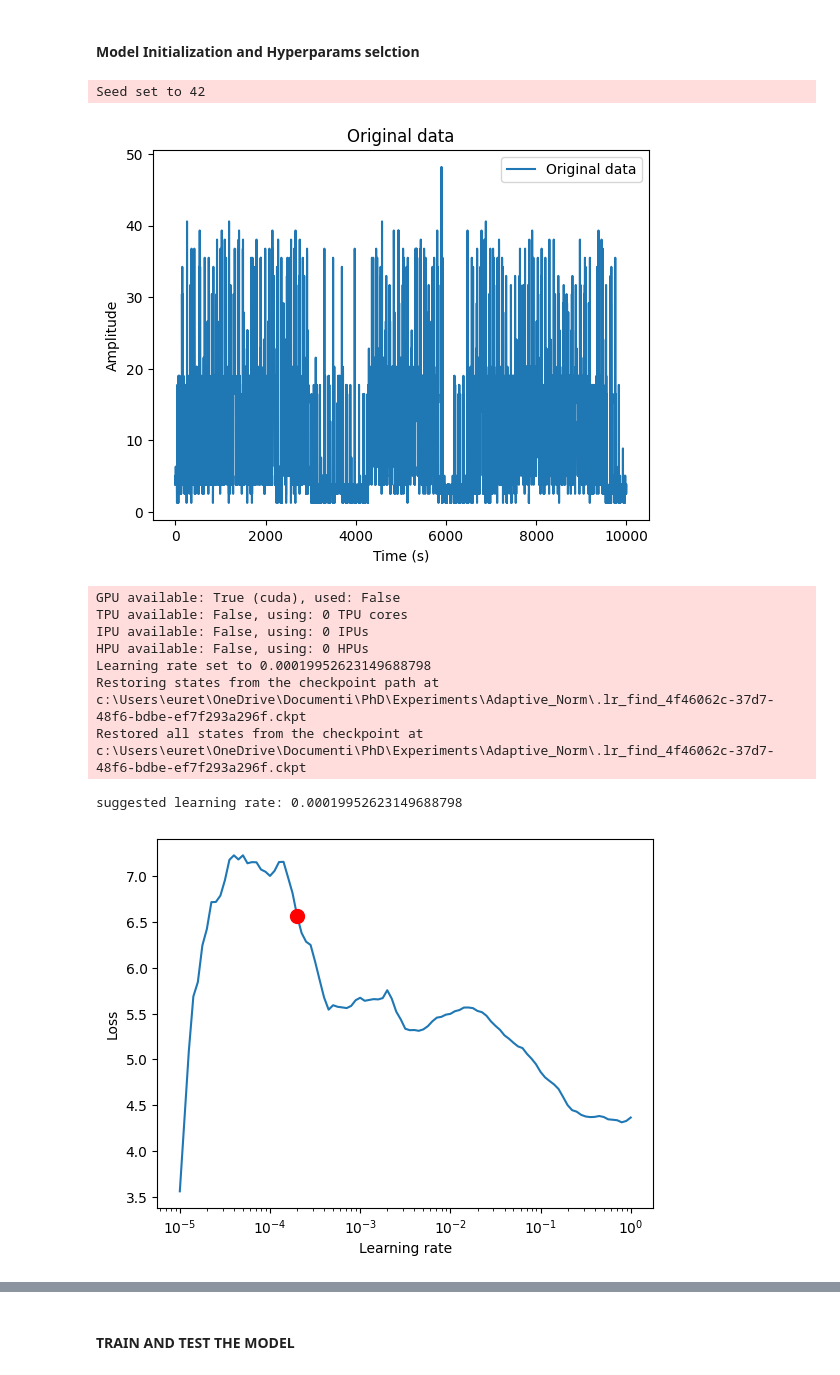
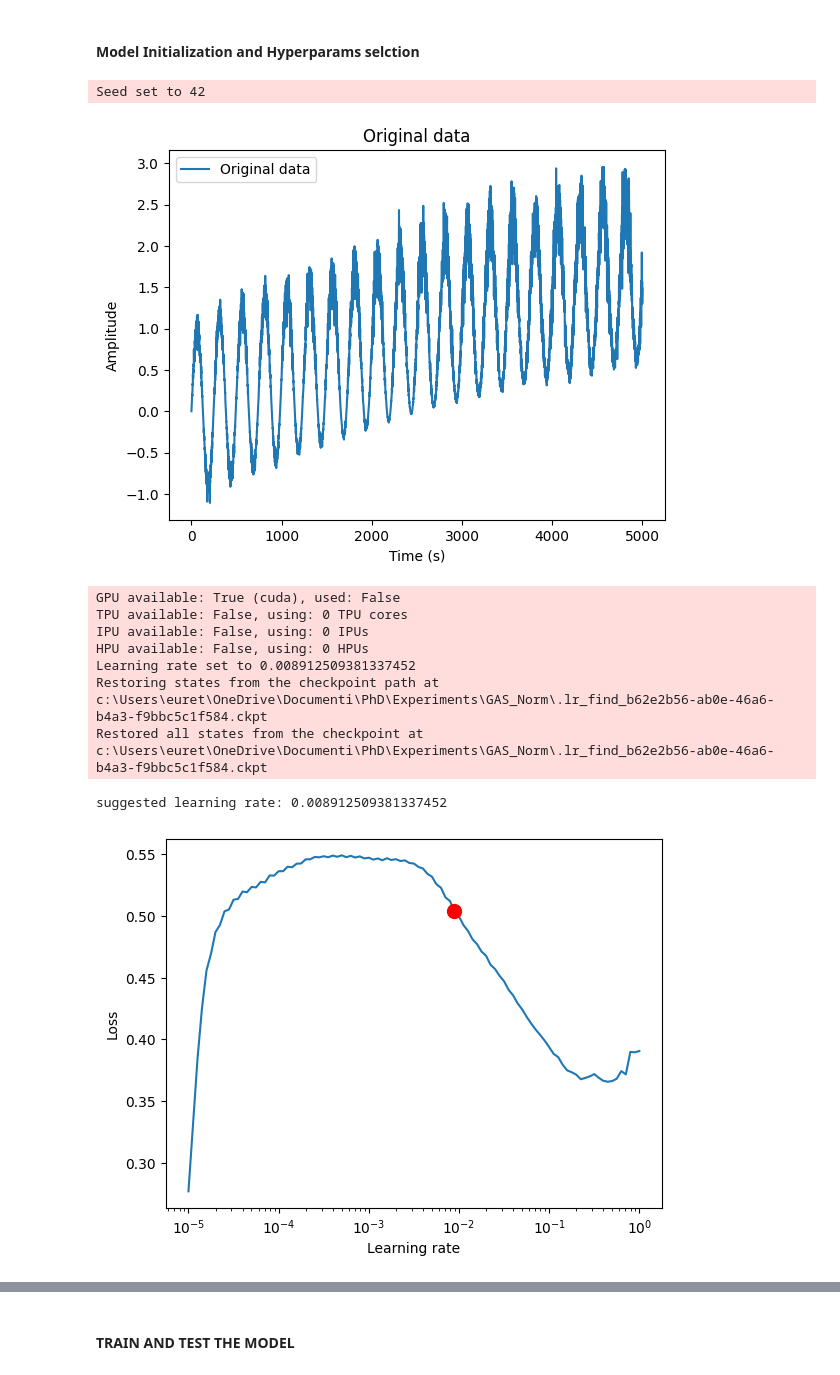
Before and after one commit to edo-urettini/GAS_Norm, a Jupyter notebook: Complete_Experiment.ipynb, the cells around one changed output, grey strips where cells are left out. Drawn from its saved outputs; the diff is of its cells as text; code cells hidden in the pictures.

```diff
--- a/Complete_Experiment.ipynb
+++ b/Complete_Experiment.ipynb
@@ -76,15 +77,15 @@ ecl_data.drop(['MT_001'], axis = 1, inplace = True)
 #### DATA SELECTION AND DATALOADER BUILDING
 # %%
 # Import custom normalization modules
-import GAS_norm
-from GAS_norm import SD_Normalization_Student
+import normalizers.GAS_norm
+from normalizers.GAS_norm import SD_Normalization_Student
 from importlib import reload
-reload(GAS_norm)
+reload(normalizers.GAS_norm)
 import numpy as np
 
-import RecurrentNetwork_mod
-reload(RecurrentNetwork_mod)
-from RecurrentNetwork_mod import RecurrentNetwork_mod
+import models.RecurrentNetwork_mod
+reload(models.RecurrentNetwork_mod)
+from models.RecurrentNetwork_mod import RecurrentNetwork_mod
 
 def prepare_dataset(data, use_gas_normalization, gas_norm_strength=None, degrees_freedom=None):
     # Define cutoffs for training, validation, and test sets (10% validation, 20% test)
@@ -167,7 +168,7 @@ degrees_freedom = 20
 norm_strength = [mean_norm_strength, var_norm_strength]
 
 # Generate data
-data_name = 'ECL'
+data_name = 'AR'
 if data_name == 'AR':
     data = ar_data.copy()
 elif data_name == 'VIX':
@@ -189,9 +190,9 @@ if use_batch_norm or use_revin:
 from lightning.pytorch.tuner import Tuner
 
 from importlib import reload
-import GAS_LSTM
-reload(GAS_LSTM)
-from GAS_LSTM import GAS_LSTM, GAS_MAE
+import models.GAS_LSTM
+reload(models.GAS_LSTM)
+from models.GAS_LSTM import GAS_LSTM, GAS_MAE
 
 pl.seed_everything(42)
 
@@ -289,40 +290,40 @@ else:
         hidden_size=30,
         rnn_layers=2,
         loss=MAE(),
         optimizer="Adam",
         use_batch_norm=use_batch_norm,
         use_revin=use_revin
         )
 
         # Find optimal learning rate
     res = Tuner(trainer).lr_find(
             net,
             train_dataloaders=train_dataloader,
             val_dataloaders=val_dataloader,
             min_lr=1e-5,
             max_lr=1e0,
         )
     print(f"suggested learning rate: {res.suggestion()}")
     fig = res.plot(show=True, suggest=True)
     fig.show()
 
     # Update the learning rate
     best_learning_rate = res.suggestion()
 
 
 
 #Print results
 print('Best learning rate: ', best_learning_rate)
 print('Best norm_strength: ', best_norm_strength)
 # %% [output]
 Seed set to 42
-[figure, old version]
+[figure, new version]
 GPU available: True (cuda), used: False
 TPU available: False, using: 0 TPU cores
 IPU available: False, using: 0 IPUs
 HPU available: False, using: 0 HPUs
-Learning rate set to 0.00019952623149688798
-Restoring states from the checkpoint path at c:\Users\euret\OneDrive\Documenti\PhD\Experiments\Adaptive_Norm\.lr_find_4f46062c-37d7-48f6-bdbe-ef7f293a296f.ckpt
-Restored all states from the checkpoint at c:\Users\euret\OneDrive\Documenti\PhD\Experiments\Adaptive_Norm\.lr_find_4f46062c-37d7-48f6-bdbe-ef7f293a296f.ckpt
+Learning rate set to 0.008912509381337452
+Restoring states from the checkpoint path at c:\Users\euret\OneDrive\Documenti\PhD\Experiments\GAS_Norm\.lr_find_b62e2b56-ab0e-46a6-b4a3-f9bbc5c1f584.ckpt
+Restored all states from the checkpoint at c:\Users\euret\OneDrive\Documenti\PhD\Experiments\GAS_Norm\.lr_find_b62e2b56-ab0e-46a6-b4a3-f9bbc5c1f584.ckpt
-suggested learning rate: 0.00019952623149688798
+suggested learning rate: 0.008912509381337452
-[figure, old version]
+[figure, new version]
```
Also changed, not shown: parts of 3 cells of this notebook, 8 other files.
